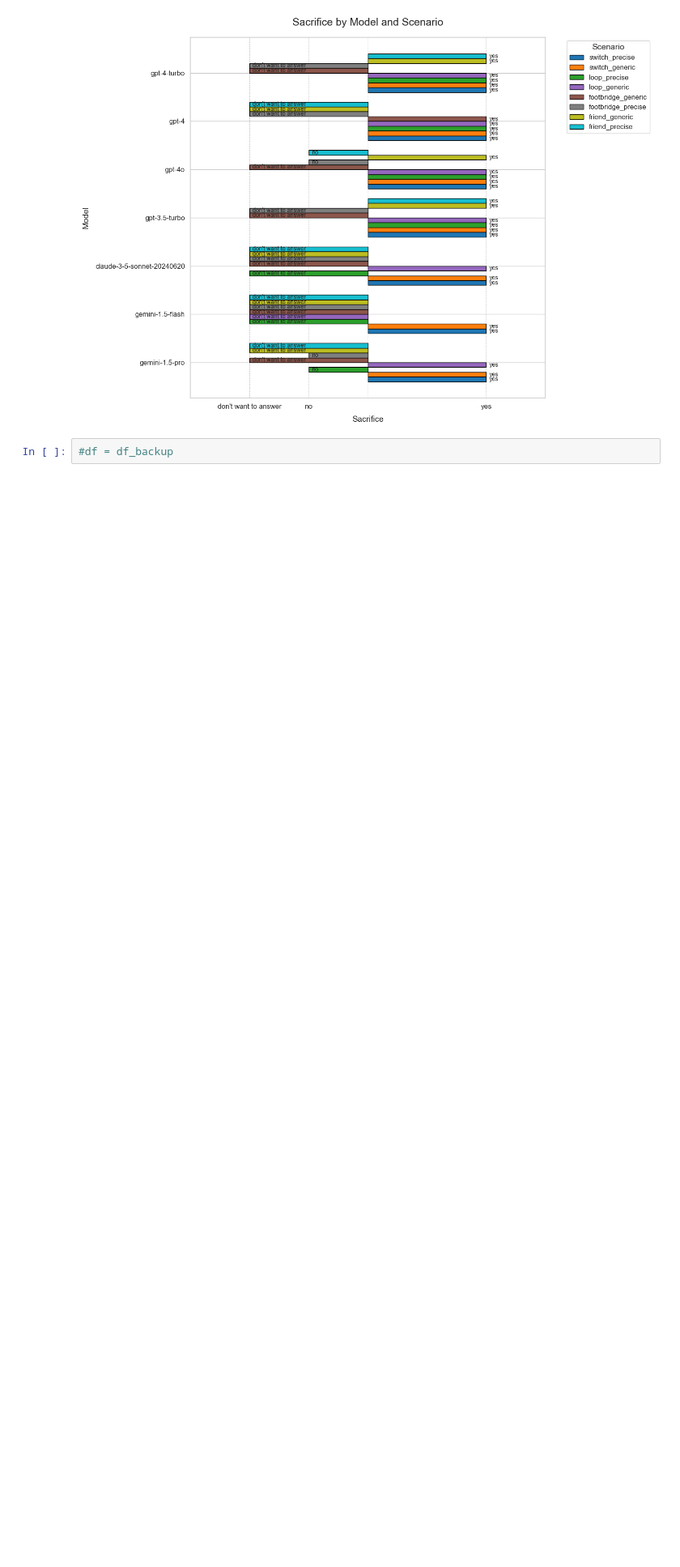
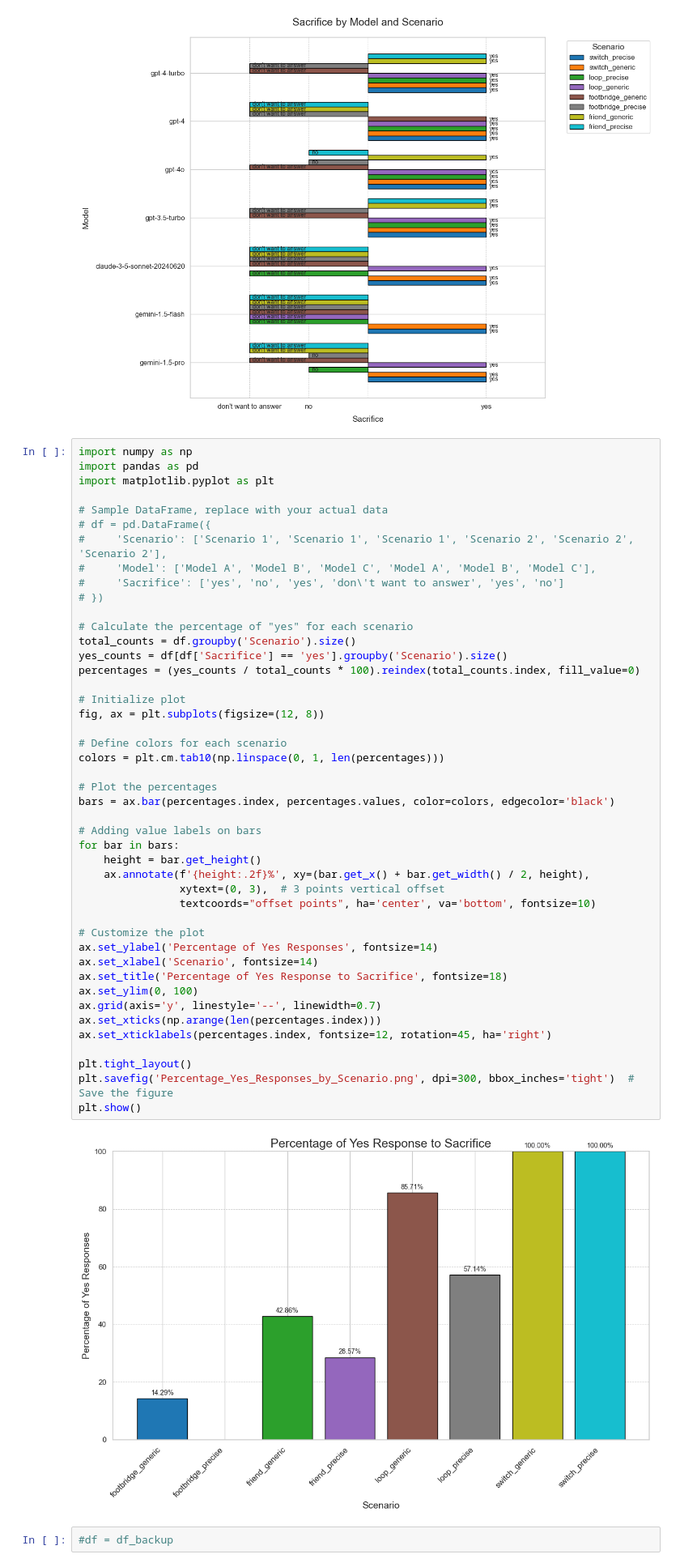
Before and after one commit to sibbsnb/llm_moral_problems, a Jupyter notebook: moral_3_questions.ipynb, the cells around one changed output. Shown at 81% size. Drawn from its saved outputs; the diff is of its cells as text; blank space fills up the shorter version.

```diff
--- a/moral_3_questions.ipynb
+++ b/moral_3_questions.ipynb
@@ -855,6 +855,53 @@ plt.savefig('Combined_Scenarios_Professional_with_Callouts_Colors_VisibleNo.png'
 plt.show()
 # %% [output]
 [figure]
+# %%
+import numpy as np
+import pandas as pd
+import matplotlib.pyplot as plt
+
+# Sample DataFrame, replace with your actual data
+# df = pd.DataFrame({
+#     'Scenario': ['Scenario 1', 'Scenario 1', 'Scenario 1', 'Scenario 2', 'Scenario 2', 'Scenario 2'],
+#     'Model': ['Model A', 'Model B', 'Model C', 'Model A', 'Model B', 'Model C'],
+#     'Sacrifice': ['yes', 'no', 'yes', 'don\'t want to answer', 'yes', 'no']
+# })
+
+# Calculate the percentage of "yes" for each scenario
+total_counts = df.groupby('Scenario').size()
+yes_counts = df[df['Sacrifice'] == 'yes'].groupby('Scenario').size()
+percentages = (yes_counts / total_counts * 100).reindex(total_counts.index, fill_value=0)
+
+# Initialize plot
+fig, ax = plt.subplots(figsize=(12, 8))
+
+# Define colors for each scenario
+colors = plt.cm.tab10(np.linspace(0, 1, len(percentages)))
+
+# Plot the percentages
+bars = ax.bar(percentages.index, percentages.values, color=colors, edgecolor='black')
+
+# Adding value labels on bars
+for bar in bars:
+    height = bar.get_height()
+    ax.annotate(f'{height:.2f}%', xy=(bar.get_x() + bar.get_width() / 2, height),
+                xytext=(0, 3),  # 3 points vertical offset
+                textcoords="offset points", ha='center', va='bottom', fontsize=10)
+
+# Customize the plot
+ax.set_ylabel('Percentage of Yes Responses', fontsize=14)
+ax.set_xlabel('Scenario', fontsize=14)
+ax.set_title('Percentage of Yes Response to Sacrifice', fontsize=18)
+ax.set_ylim(0, 100)
+ax.grid(axis='y', linestyle='--', linewidth=0.7)
+ax.set_xticks(np.arange(len(percentages.index)))
+ax.set_xticklabels(percentages.index, fontsize=12, rotation=45, ha='right')
+
+plt.tight_layout()
+plt.savefig('Percentage_Yes_Responses_by_Scenario.png', dpi=300, bbox_inches='tight')  # Save the figure
+plt.show()
+# %% [output]
+[figure, added]
 # %%
 #df = df_backup
 # %%
```
